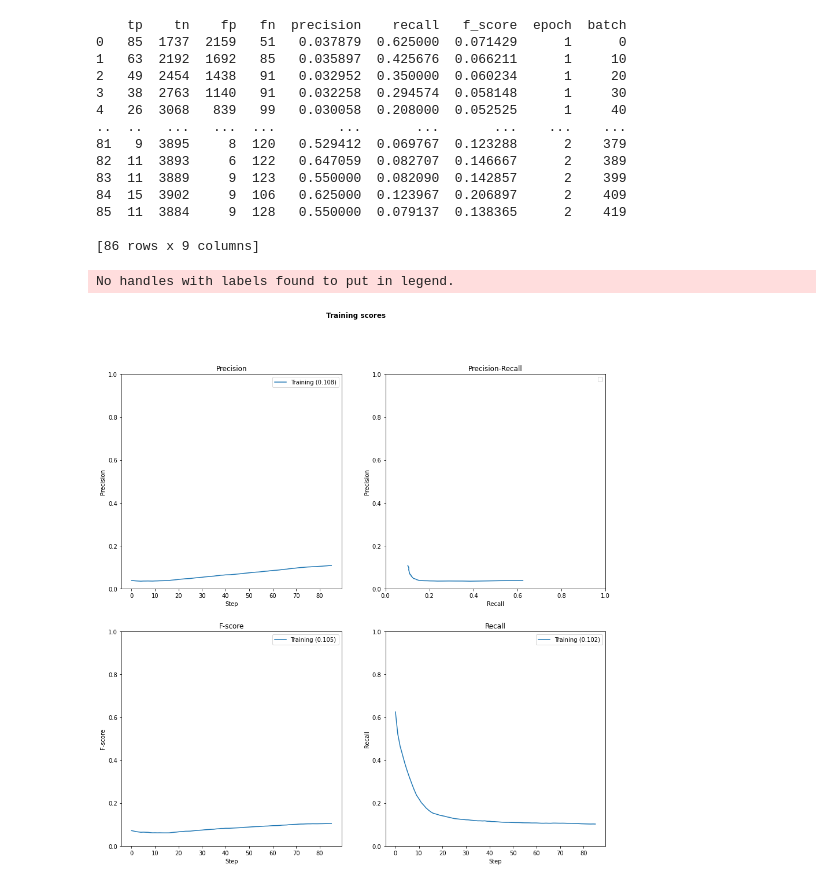
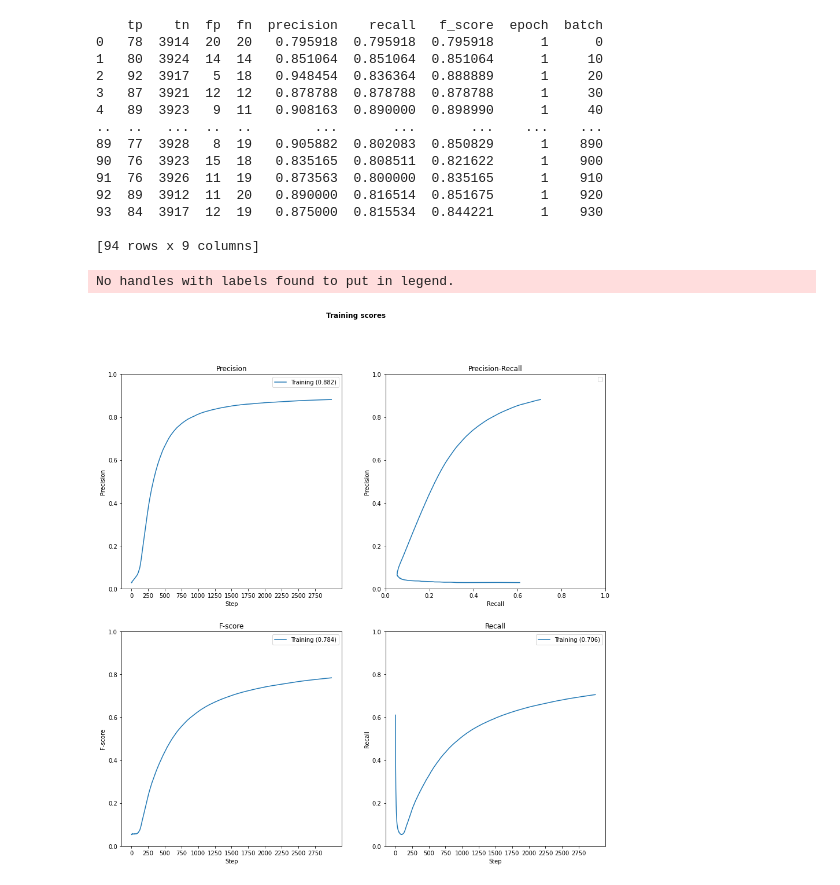
Before and after one commit to apndx/ReutersDocLabeler, a Jupyter notebook: notebooks/display-scores.ipynb, the cells around one changed output. Saved outputs shown, nothing was run; the diff lists cells and outputs as text; code cells hidden in the pictures.

Commit message:
Some score graphics

```diff
--- a/notebooks/display-scores.ipynb
+++ b/notebooks/display-scores.ipynb
@@ -4,23 +4,23 @@ import matplotlib.pyplot as plt
 import pandas as pd
 # %%
 # Load the scores file
-scrs = pd.read_csv('scores/scores_1617209354.csv', delimiter=',')
+scrs = pd.read_csv('scores/scores_1617533286.csv', delimiter=',')
 print(scrs)
 # %% [output]
-    tp    tn    fp   fn  precision    recall   f_score  epoch  batch
-0   85  1737  2159   51   0.037879  0.625000  0.071429      1      0
-1   63  2192  1692   85   0.035897  0.425676  0.066211      1     10
-2   49  2454  1438   91   0.032952  0.350000  0.060234      1     20
-3   38  2763  1140   91   0.032258  0.294574  0.058148      1     30
-4   26  3068   839   99   0.030058  0.208000  0.052525      1     40
-..  ..   ...   ...  ...        ...       ...       ...    ...    ...
-81   9  3895     8  120   0.529412  0.069767  0.123288      2    379
-82  11  3893     6  122   0.647059  0.082707  0.146667      2    389
-83  11  3889     9  123   0.550000  0.082090  0.142857      2    399
-84  15  3902     9  106   0.625000  0.123967  0.206897      2    409
-85  11  3884     9  128   0.550000  0.079137  0.138365      2    419
+    tp    tn  fp  fn  precision    recall   f_score  epoch  batch
+0   78  3914  20  20   0.795918  0.795918  0.795918      1      0
+1   80  3924  14  14   0.851064  0.851064  0.851064      1     10
+2   92  3917   5  18   0.948454  0.836364  0.888889      1     20
+3   87  3921  12  12   0.878788  0.878788  0.878788      1     30
+4   89  3923   9  11   0.908163  0.890000  0.898990      1     40
+..  ..   ...  ..  ..        ...       ...       ...    ...    ...
+89  77  3928   8  19   0.905882  0.802083  0.850829      1    890
+90  76  3923  15  18   0.835165  0.808511  0.821622      1    900
+91  76  3926  11  19   0.873563  0.800000  0.835165      1    910
+92  89  3912  11  20   0.890000  0.816514  0.851675      1    920
+93  84  3917  12  19   0.875000  0.815534  0.844221      1    930
 
-[86 rows x 9 columns]
+[94 rows x 9 columns]
 # %%
 # Add cumulative scores
 cols = ['tp', 'tn', 'fp', 'fn']
@@ -31,42 +31,44 @@ scrs['sum_precision'] = (scrs['sum_tp'] / (scrs['sum_tp'] + scrs['sum_fp'] + 1e-
 scrs['sum_recall'] = (scrs['sum_tp'] / (scrs['sum_tp'] + scrs['sum_fn'] + 1e-12))
 scrs['sum_f_score'] = (2 * scrs['sum_precision'] * scrs['sum_recall'])/( scrs['sum_precision'] + scrs['sum_recall'])
 # %%
+# TRAINING SCORES
+
 plt.rcParams['figure.figsize'] = [15, 15]
 plt.rcParams['savefig.facecolor'] = 'white'
 fig, ((pre_ax, p_r_ax), (fsc_ax, rec_ax)) = plt.subplots(2, 2)
 fig.suptitle('Training scores',fontweight = "bold")
 pre_ax.title.set_text('Precision')
 pre_ax.set_ylim(0.0, 1.0)
 pre_ax.plot(scrs.sum_precision, label = f'Training ({round(scrs.sum_precision.iloc[-1], 3)})')
-pre_ax.set_xticks(list(scrs.index)[0::10])
-pre_ax.set_xticklabels(list(scrs.index)[0::10])
+pre_ax.set_xticks(list(scrs.index)[0::250])
+pre_ax.set_xticklabels(list(scrs.index)[0::250])
 pre_ax.set_xlabel('Step')
 pre_ax.set_ylabel('Precision')
 pre_ax.legend()
 p_r_ax.title.set_text('Precision-Recall')
 p_r_ax.set_xlim(0.0, 1.0)
 p_r_ax.set_ylim(0.0, 1.0)
 p_r_ax.plot(scrs.sum_recall, scrs.sum_precision)
 p_r_ax.set_xlabel('Recall')
 p_r_ax.set_ylabel('Precision')
 p_r_ax.legend()
 rec_ax.title.set_text('Recall')
 rec_ax.set_ylim(0.0, 1.0)
 rec_ax.plot(scrs.sum_recall, label = f'Training ({round(scrs.sum_recall.iloc[-1], 3)})')
-rec_ax.set_xticks(list(scrs.index)[0::10])
-rec_ax.set_xticklabels(list(scrs.index)[0::10])
+rec_ax.set_xticks(list(scrs.index)[0::250])
+rec_ax.set_xticklabels(list(scrs.index)[0::250])
 rec_ax.set_xlabel('Step')
 rec_ax.set_ylabel('Recall')
 rec_ax.legend()
 fsc_ax.title.set_text('F-score')
 fsc_ax.set_ylim(0.0, 1.0)
 fsc_ax.plot(scrs.sum_f_score, label = f'Training ({round(scrs.sum_f_score.iloc[-1], 3)})')
-fsc_ax.set_xticks(list(scrs.index)[0::10])
-fsc_ax.set_xticklabels(list(scrs.index)[0::10])
+fsc_ax.set_xticks(list(scrs.index)[0::250])
+fsc_ax.set_xticklabels(list(scrs.index)[0::250])
 fsc_ax.set_xlabel('Step')
 fsc_ax.set_ylabel('F-score')
 fsc_ax.legend()
-fig.savefig('scores/scores')
+fig.savefig('scores/training-scores')
 # %% [output]
 No handles with labels found to put in legend.
-[figure, old version]
+[figure, new version]
```
Also changed, not shown: parts of 1 cell of this notebook, 2 other files.
